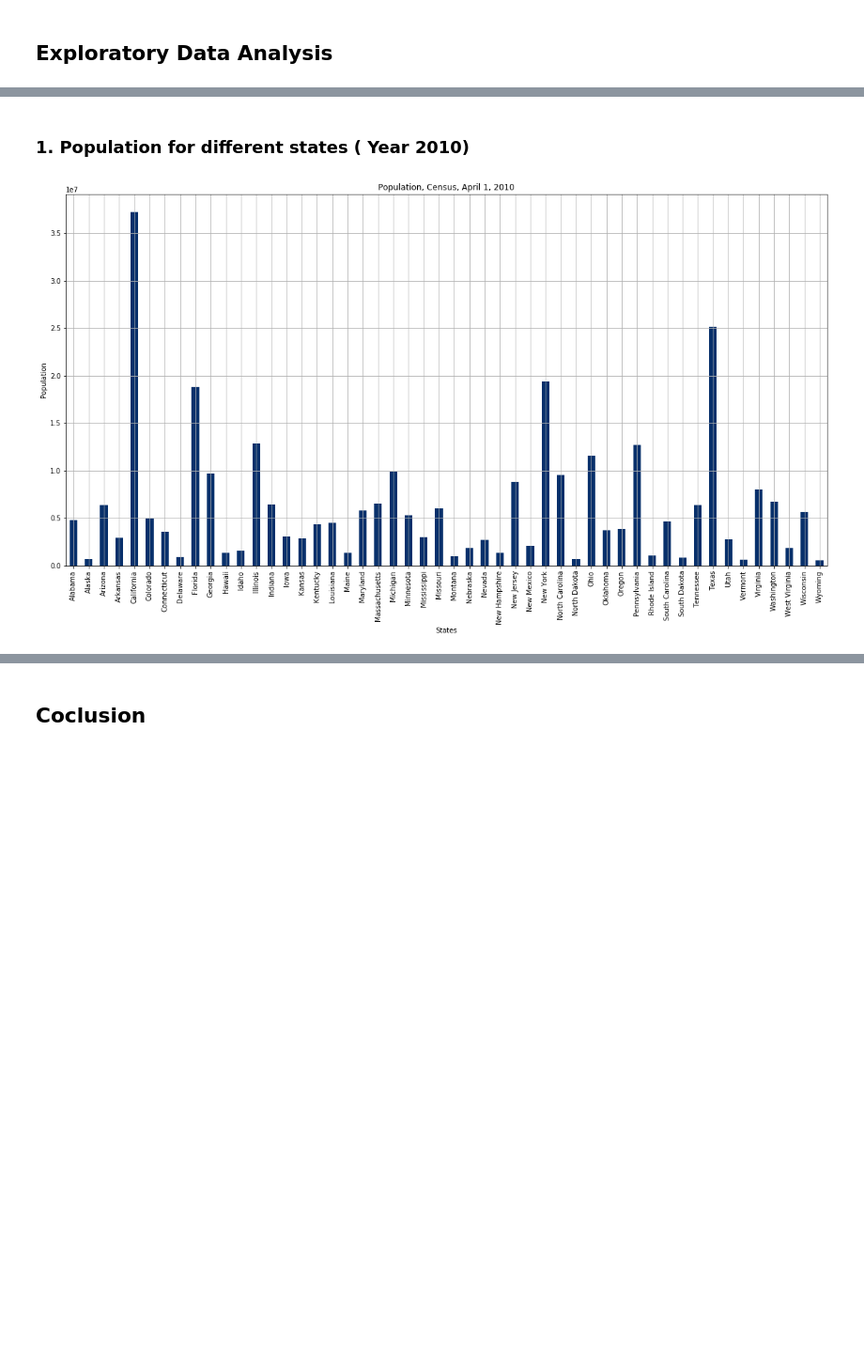
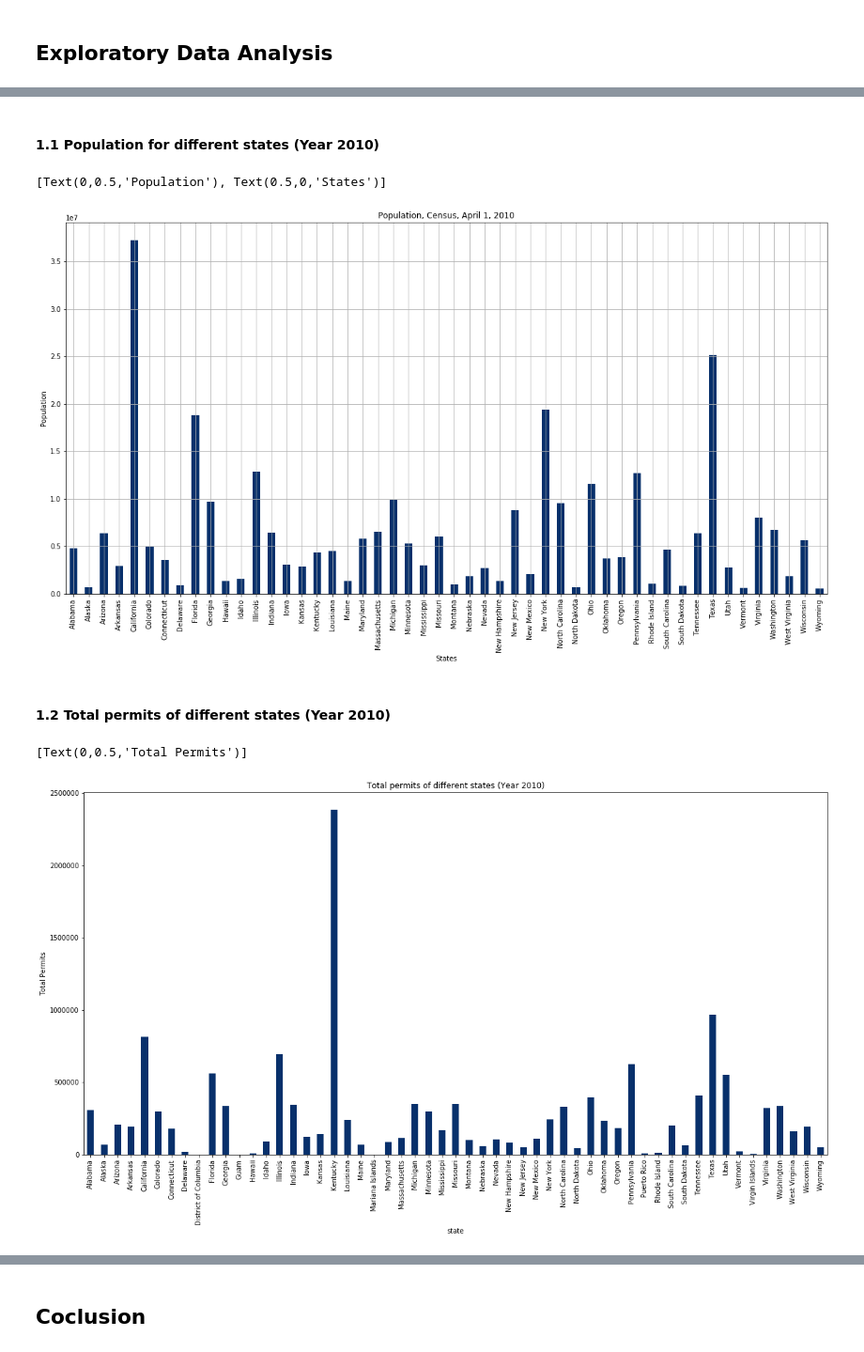
Before and after one commit to siuyik11/fbi_firearm_data_analysis, a Jupyter notebook: fbi_gun_data_analysis.ipynb, the cells around one changed output, grey strips where cells are left out. Shown at 94% size. Drawn from its saved outputs; the diff is of its cells as text; code cells hidden in the pictures; blank space fills up the shorter version.

Commit message:
Exploratory data analysis - added total permits of different states and gun per capita of different states

```diff
--- a/fbi_gun_data_analysis.ipynb
+++ b/fbi_gun_data_analysis.ipynb
@@ -158,7 +160,25 @@ memory usage: 2.6+ MB
 # %% [markdown]
-### 1. Population for different states ( Year 2010)
+#### 1.1 Population for different states (Year 2010)
 # %%
-plot1 = df1.iloc[3,1:].plot.bar(figsize = (20,10), colormap = 'Blues_r',grid = True, \
+df1_popu_y2010 = df1.iloc[3,1:] # select the info of population census at year 2010 for different states
+
+#plot the population of different states
+df1_popu_y2010.plot.bar(figsize = (20,10), colormap = 'Blues_r',grid = True, \
                         title = 'Population, Census, April 1, 2010').set(xlabel = 'States', ylabel = 'Population')
 # %% [output]
+[Text(0,0.5,'Population'), Text(0.5,0,'States')]
 [figure]
+# %% [markdown]
+#### 1.2  Total permits of different states (Year 2010)
+# %%
+df2['year'] = df2['month'].dt.year #create a new column stores the information of year for each row
+df2_gun_y2010 = df2.loc[df2['year'] == 2010] #select rows with year 2010
+df2_gun_y2010 = df2_gun_y2010.groupby(df2_gun_y2010['state'])['totals'].sum() #calculate the sum of totals for all months and \
+                                                                  #and group by the results based on states
+
+#plot the final result
+df2_gun_y2010.plot.bar(figsize = (20,10),title = 'Total permits of different states (Year 2010)',\
+                       colormap = 'Blues_r').set(ylabel = 'Total Permits')
+# %% [output]
+[Text(0,0.5,'Total Permits')]
+[figure, added]
```
Also changed, not shown: parts of 4 cells of this notebook.
